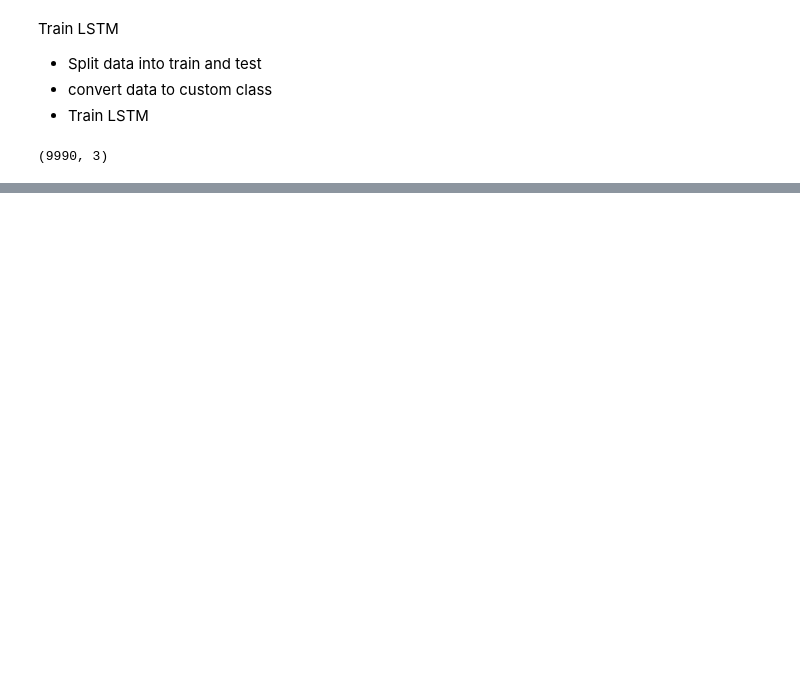
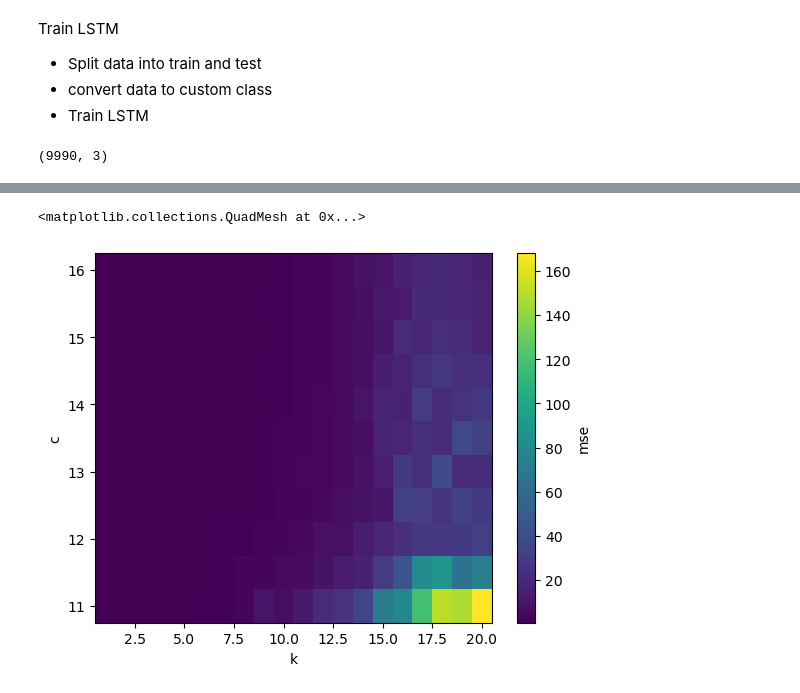
Before and after one commit to TomMann937/projectIV-code, a Jupyter notebook: notebooks/boosting.ipynb, the cells around one changed output, grey strips where cells are left out. Cells and saved outputs as stored; diff of their text form; code cells hidden in the pictures; blank space fills up the shorter version.

```diff
--- a/notebooks/boosting.ipynb
+++ b/notebooks/boosting.ipynb
@@ -87,10 +95,11 @@ test_input_series = input_series[train_length:, :]
 # %%
 train_dataset = WindowedTimeSeries(train_input_series, train_target_series, 10)
+val_dataset = WindowedTimeSeries(val_input_series, val_target_series, 10)
 test_dataset = WindowedTimeSeries(test_input_series, test_target_series, 10)
 # %%
 lstm_model = train_model(
   train_dataset=train_dataset,
-  val_dataset=test_dataset,
+  val_dataset=val_dataset,
   hidden_size=100,
   num_layers=1,
   batch_size=64,
@@ -123,31 +132,38 @@ MSE: 16.53537940979004
 # %%
-c_range = np.linspace(12,16,9)
-k_range = [1,5,10,15,20]
+c_range = np.linspace(11,16,11)
+# k_range = [1,5,10,15,20]
+k_range = np.arange(1,21)
+MSE = np.zeros((len(k_range), len(c_range)))
 
-for k in k_range:
-  for c in c_range:
+for i_k, k in enumerate(k_range):
+  for i_c, c in enumerate(c_range):
     ode_model.update_params(c=c)
-    preds_ode = ode_model.predict(y0=data, t_step=time_step*k)
+    preds_ode = ode_model.predict(y0=assimilated_data, t_step=time_step*k)
     true = data[:-k,]
 
     residuals_ode = data[k: , :] - preds_ode[:-k, :]
+
     train_length = int(residuals_ode.shape[0] * 0.8)
+    val_length = int(residuals_ode.shape[0] * 0.9)
     train_target_series = residuals_ode[:train_length, :]
-    test_target_series = residuals_ode[train_length:, :]
+    val_target_series = residuals_ode[train_length:val_length, :]
+    test_target_series = residuals_ode[val_length:, :]
     train_input_series = true[:train_length, :]
-    test_input_series = true[train_length:, :]
+    val_input_series = true[train_length:val_length, :]
+    test_input_series = true[val_length:, :]
 
     train_dataset = WindowedTimeSeries(train_input_series, train_target_series, 10)
+    val_dataset = WindowedTimeSeries(val_input_series, val_target_series, 10)
     test_dataset = WindowedTimeSeries(test_input_series, test_target_series, 10)
 
     lstm_model = train_model(
       train_dataset=train_dataset,
-      val_dataset=test_dataset,
+      val_dataset=val_dataset,
       hidden_size=100,
       num_layers=1,
       batch_size=64,
       learning_rate=0.01,
-      num_epochs=20,
+      num_epochs=50,
       silence=True
     )
 
@@ -164,5 +180,6 @@ for k in k_range:
     all_target = torch.cat(all_target)
 
     mse = nn.MSELoss()(all_preds, all_target)
+    MSE[i_k, i_c] = mse
     print(f"k: {k}, c: {c:.2f}, MSE: {mse:.2f}")
 # %% [output]
@@ -185,0 +203,19 @@ k: 20, c: 16.00, MSE: 28.15
+# %%
+ds = xr.Dataset(
+  data_vars=dict(
+    mse=(["k","c"], MSE),
+  ),
+  coords=dict(
+    k=k_range,
+    c=c_range,
+  ),
+  attrs=dict(
+    time_step=time_step,
+    description="MSE of boosted model",
+  )
+)
+# %%
+ds.mse.plot(x="k", y='c')
+# %% [output]
+<matplotlib.collections.QuadMesh at 0x...>
+[figure, added]
```
Also changed, not shown: parts of 16 cells of this notebook, 3 other files.
